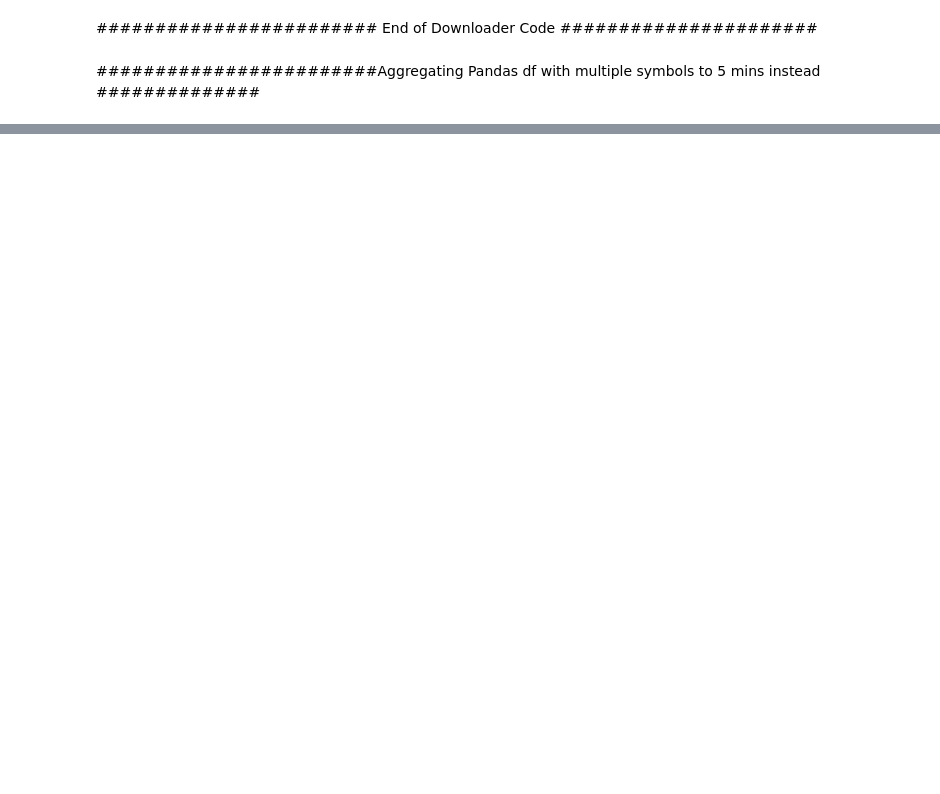
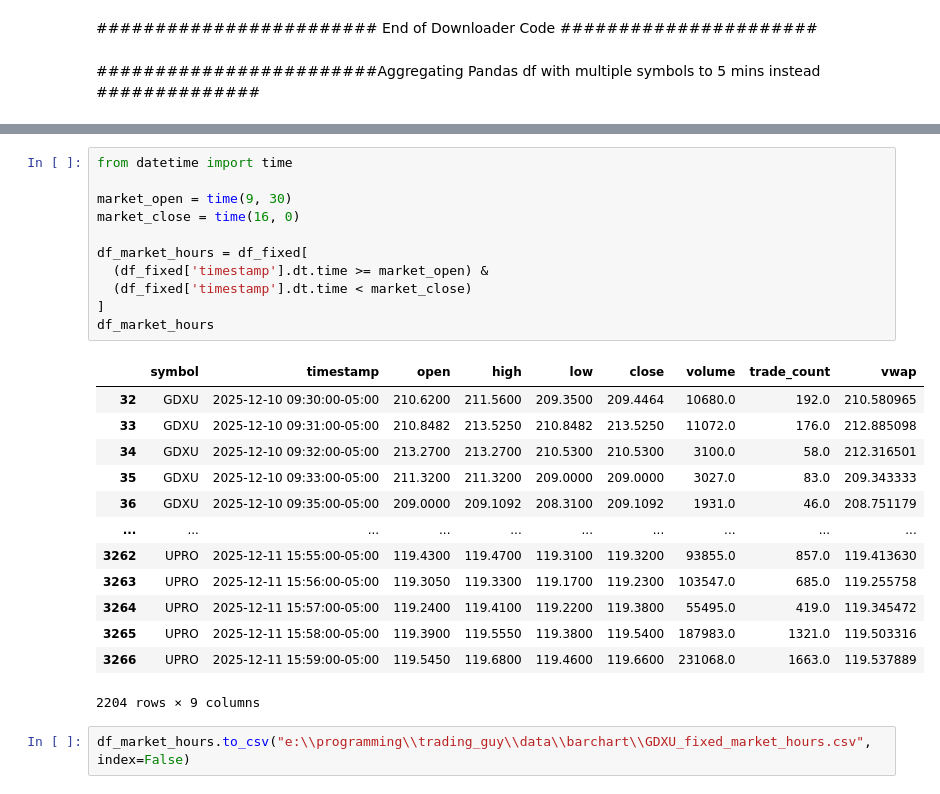
Before and after one commit to amperie/trading_guy, a Jupyter notebook: data/alpaca_downloader.ipynb, the cells around one changed output, grey strips where cells are left out. Drawn from its saved outputs; the diff is of its cells as text; blank space fills up the shorter version.

```diff
--- a/data/alpaca_downloader.ipynb
+++ b/data/alpaca_downloader.ipynb
@@ -119,0 +228,27 @@ df_fixed
+# %%
+from datetime import time
+
+market_open = time(9, 30)
+market_close = time(16, 0)
+
+df_market_hours = df_fixed[
+  (df_fixed['timestamp'].dt.time >= market_open) &
+  (df_fixed['timestamp'].dt.time < market_close)
+]
+df_market_hours
+# %% [output]
+|  | symbol | timestamp | open | high | low | close | volume | trade_count | vwap |
+| 32 | GDXU | 2025-12-10 09:30:00-05:00 | 210.6200 | 211.5600 | 209.3500 | 209.4464 | 10680.0 | 192.0 | 210.580965 |
+| 33 | GDXU | 2025-12-10 09:31:00-05:00 | 210.8482 | 213.5250 | 210.8482 | 213.5250 | 11072.0 | 176.0 | 212.885098 |
+| 34 | GDXU | 2025-12-10 09:32:00-05:00 | 213.2700 | 213.2700 | 210.5300 | 210.5300 | 3100.0 | 58.0 | 212.316501 |
+| 35 | GDXU | 2025-12-10 09:33:00-05:00 | 211.3200 | 211.3200 | 209.0000 | 209.0000 | 3027.0 | 83.0 | 209.343333 |
+| 36 | GDXU | 2025-12-10 09:35:00-05:00 | 209.0000 | 209.1092 | 208.3100 | 209.1092 | 1931.0 | 46.0 | 208.751179 |
+| ... | ... | ... | ... | ... | ... | ... | ... | ... | ... |
+| 3262 | UPRO | 2025-12-11 15:55:00-05:00 | 119.4300 | 119.4700 | 119.3100 | 119.3200 | 93855.0 | 857.0 | 119.413630 |
+| 3263 | UPRO | 2025-12-11 15:56:00-05:00 | 119.3050 | 119.3300 | 119.1700 | 119.2300 | 103547.0 | 685.0 | 119.255758 |
+| 3264 | UPRO | 2025-12-11 15:57:00-05:00 | 119.2400 | 119.4100 | 119.2200 | 119.3800 | 55495.0 | 419.0 | 119.345472 |
+| 3265 | UPRO | 2025-12-11 15:58:00-05:00 | 119.3900 | 119.5550 | 119.3800 | 119.5400 | 187983.0 | 1321.0 | 119.503316 |
+| 3266 | UPRO | 2025-12-11 15:59:00-05:00 | 119.5450 | 119.6800 | 119.4600 | 119.6600 | 231068.0 | 1663.0 | 119.537889 |
+2204 rows × 9 columns
+# %%
+df_market_hours.to_csv("e:\\programming\\trading_guy\\data\\barchart\\GDXU_fixed_market_hours.csv", index=False)
```
Also changed, not shown: parts of 18 cells of this notebook, 14 other files.
